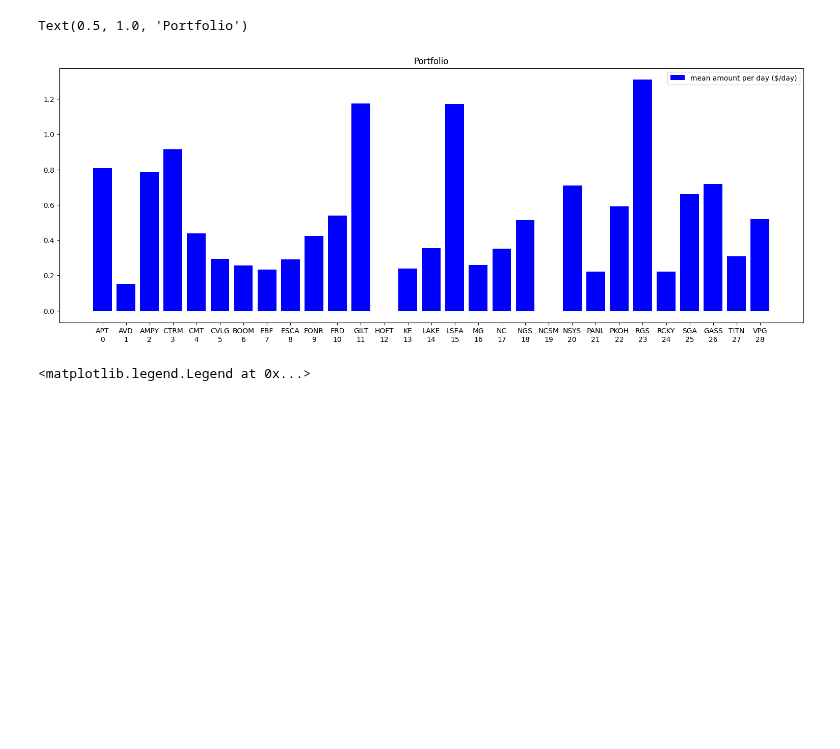
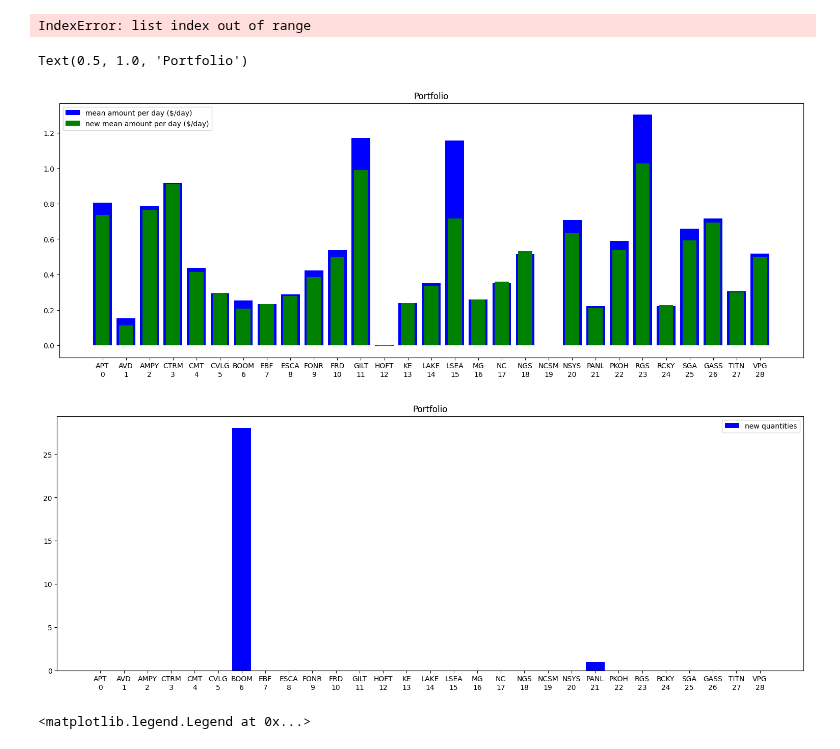
Before and after one commit to rickshilling/shadowPortfolio, a Jupyter notebook: AllocatePortfolio.ipynb, the cells around one changed output. Saved outputs shown, nothing was run; the diff lists cells and outputs as text; code cells hidden in the pictures; blank space fills up the shorter version.

```diff
--- a/AllocatePortfolio.ipynb
+++ b/AllocatePortfolio.ipynb
@@ -4,7 +4,7 @@ import pandas as pd
 import matplotlib.pyplot as plt
 from utils3 import get_shadow_transactions, set_mean_amount_per_day, set_current_total_value_and_cost_basis_and_sales, set_good_standing
 from datetime import date, timedelta
-from custom_optimization2 import minimize_variance_of_future_mean_amount_per_day
+from custom_optimization2 import minimize_variance_of_new_mean_amount_per_day
 
 shadow = pd.read_excel('AAII.xlsx')
 transaction_history = pd.read_excel('TransactionHistory.xlsx')
@@ -12,32 +12,37 @@ shadow_transactions = get_shadow_transactions(transaction_history, shadow)
 shadow_transactions = set_mean_amount_per_day(shadow_transactions, reference_date = date.today())
 shadow_transactions = set_current_total_value_and_cost_basis_and_sales(shadow_transactions)
 shadow_transactions = set_good_standing(shadow_transactions, stocks_to_exclude=['NCSM'])
-future_date = date.today() + timedelta(days=3)
-shadow_transactions = minimize_variance_of_future_mean_amount_per_day(shadow_transactions, future_date)
-
-# new_shadow_transactions, losses = arg_min_variance(shadow_transactions, T=delta_day, limit= 45*70, num_iterations = 15000)
-# shadow_transactions = arg_min_variance2(shadow_transactions, T=delta_day, limit= 33*7)
+new_date = date.today() + timedelta(days=0)
+shadow_transactions = minimize_variance_of_new_mean_amount_per_day(shadow_transactions, new_date)
+# %% [output]
+IndexError: list index out of range
 # %%
 stock_indices = np.array(range(shadow_transactions['num_stocks']))
 mean_amount_per_day = shadow_transactions['mean_amount_per_day']
-future_mean_amount_per_day = shadow_transactions['future_mean_amount_per_day']
-
+new_mean_amount_per_day = shadow_transactions['new_mean_amount_per_day']
+new_transaction_quantities = shadow_transactions['new_transaction_quantities']
 width = 0.8
 x_Holding = [i+0.5*width for i in stock_indices]
 fig, ax = plt.subplots(figsize=(15, 5.7), layout='constrained')
-
 ax.bar(x_Holding, mean_amount_per_day, label='mean amount per day ($/day)', color = 'b')
-ax.bar(x_Holding, future_mean_amount_per_day,  width=0.75*width, label='future mean amount per day ($/day)', color = 'g')
+ax.bar(x_Holding, new_mean_amount_per_day,  width=0.75*width, label='new mean amount per day ($/day)', color = 'g')
 xtickers = []
 for i in range(shadow_transactions['num_stocks']):
     ticker_symbol = shadow_transactions['ticker'][i] + '\n'  + str(i)
     xtickers.append(ticker_symbol)
 plt.xticks(stock_indices+width/2, xtickers)
 ax.legend()
 plt.title('Portfolio')
+
+fig, ax = plt.subplots(figsize=(15, 5.7), layout='constrained')
+ax.bar(x_Holding, new_transaction_quantities, label='new quantities', color = 'b')
+plt.xticks(stock_indices+width/2, xtickers)
+ax.legend()
+plt.title('Portfolio')
 # %% [output]
 Text(0.5, 1.0, 'Portfolio')
-[figure, old version]
+[figure, new version]
+[figure, added]
 # %%
 fig, ax = plt.subplots(figsize=(15, 5.7), layout='constrained')
 
```
Also changed, not shown: parts of 1 cell of this notebook, 2 other files.
